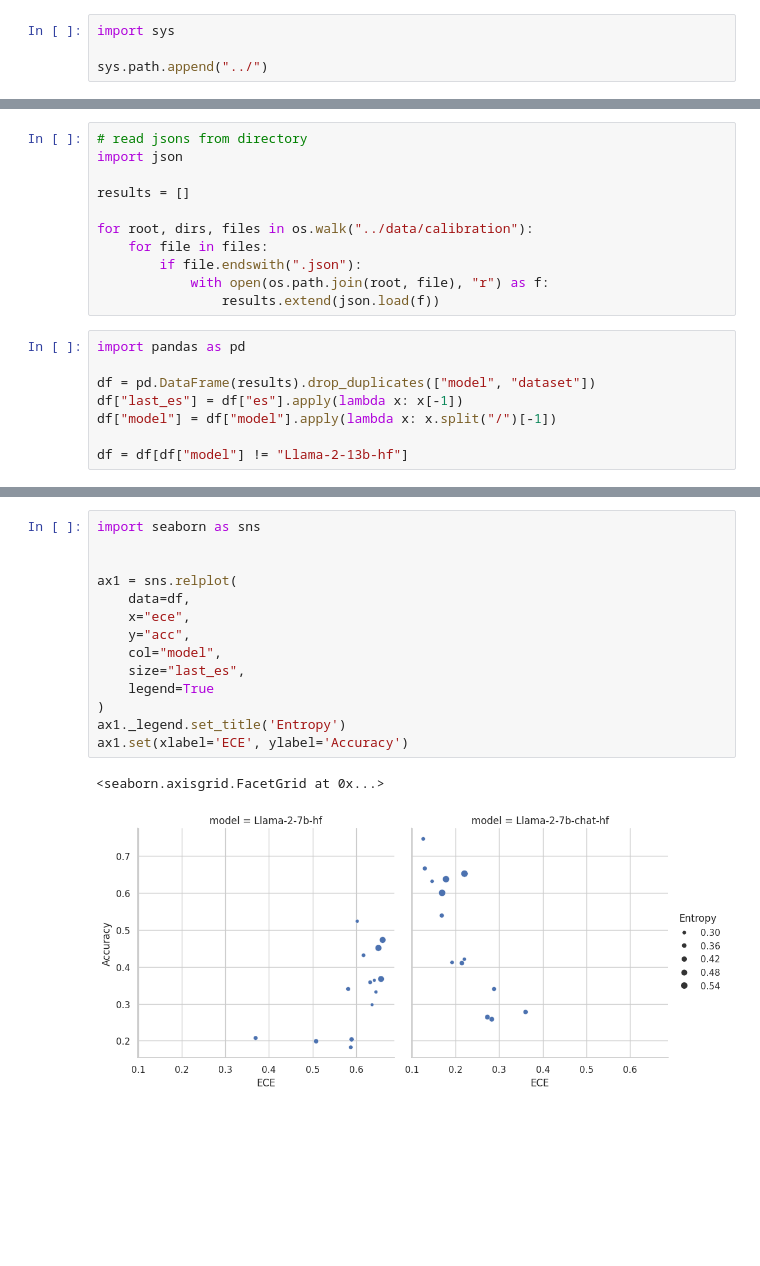
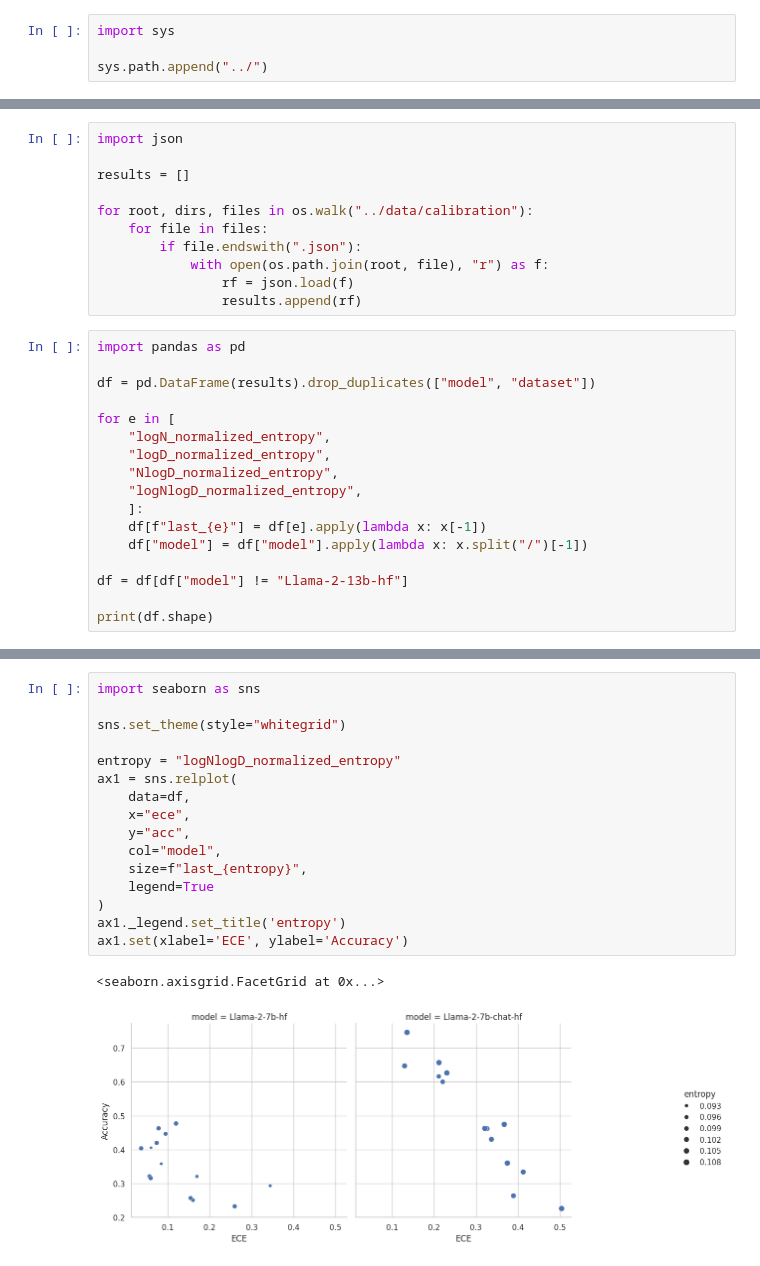
Before and after one commit to djaniak/information-bottleneck, a Jupyter notebook: notebooks/calibration-plots.ipynb, the cells around one changed output, grey strips where cells are left out. Drawn from its saved outputs; the diff is of its cells as text; blank space fills up the shorter version.

Commit message:
update calibration notebooks and entropy experiments

```diff
--- a/notebooks/calibration-plots.ipynb
+++ b/notebooks/calibration-plots.ipynb
@@ -22,5 +65,4 @@ device(type='cuda')
 # %%
-# read jsons from directory
 import json
 
 results = []
@@ -29,12 +71,22 @@ for root, dirs, files in os.walk("../data/calibration"):
     for file in files:
         if file.endswith(".json"):
             with open(os.path.join(root, file), "r") as f:
-                results.extend(json.load(f))
+                rf = json.load(f)
+                results.append(rf)
 # %%
 import pandas as pd
 
 df = pd.DataFrame(results).drop_duplicates(["model", "dataset"])
-df["last_es"] = df["es"].apply(lambda x: x[-1])
-df["model"] = df["model"].apply(lambda x: x.split("/")[-1])
+
+for e in [
+    "logN_normalized_entropy",
+    "logD_normalized_entropy",
+    "NlogD_normalized_entropy",
+    "logNlogD_normalized_entropy",
+    ]:
+    df[f"last_{e}"] = df[e].apply(lambda x: x[-1])
+    df["model"] = df["model"].apply(lambda x: x.split("/")[-1])
 
 df = df[df["model"] != "Llama-2-13b-hf"]
+
+print(df.shape)
@@ -48,17 +104,19 @@ df.head(3)
 # %%
 import seaborn as sns
 
+sns.set_theme(style="whitegrid")
 
+entropy = "logNlogD_normalized_entropy"
 ax1 = sns.relplot(
     data=df,
     x="ece",
     y="acc",
     col="model",
-    size="last_es",
+    size=f"last_{entropy}",
     legend=True
 )
-ax1._legend.set_title('Entropy')
+ax1._legend.set_title('entropy')
 ax1.set(xlabel='ECE', ylabel='Accuracy')
 # %% [output]
 <seaborn.axisgrid.FacetGrid at 0x...>
-[figure, old version]
+[figure, new version]
```
Also changed, not shown: parts of 16 cells of this notebook, 7 other files.
